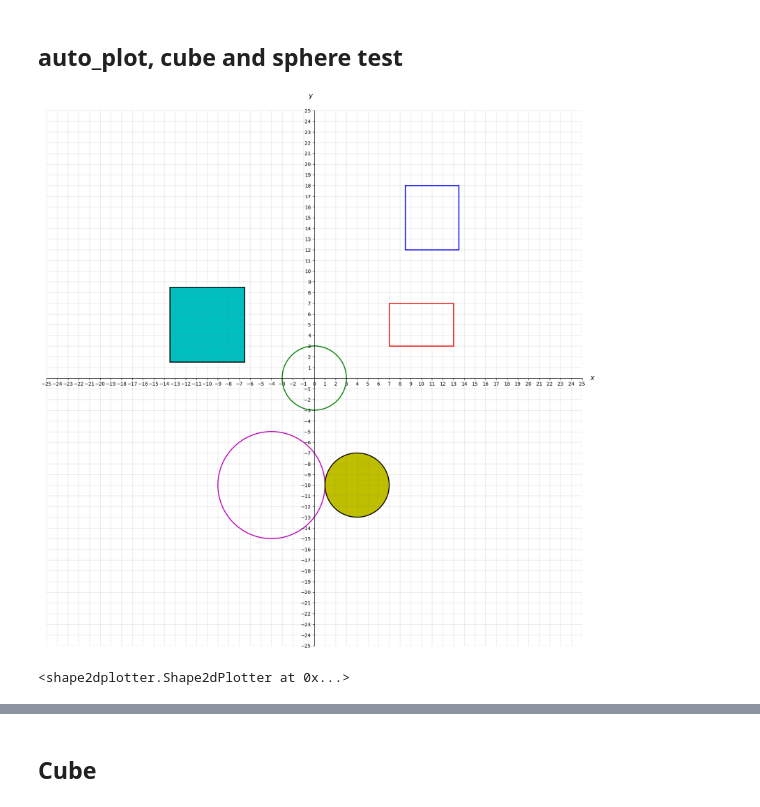
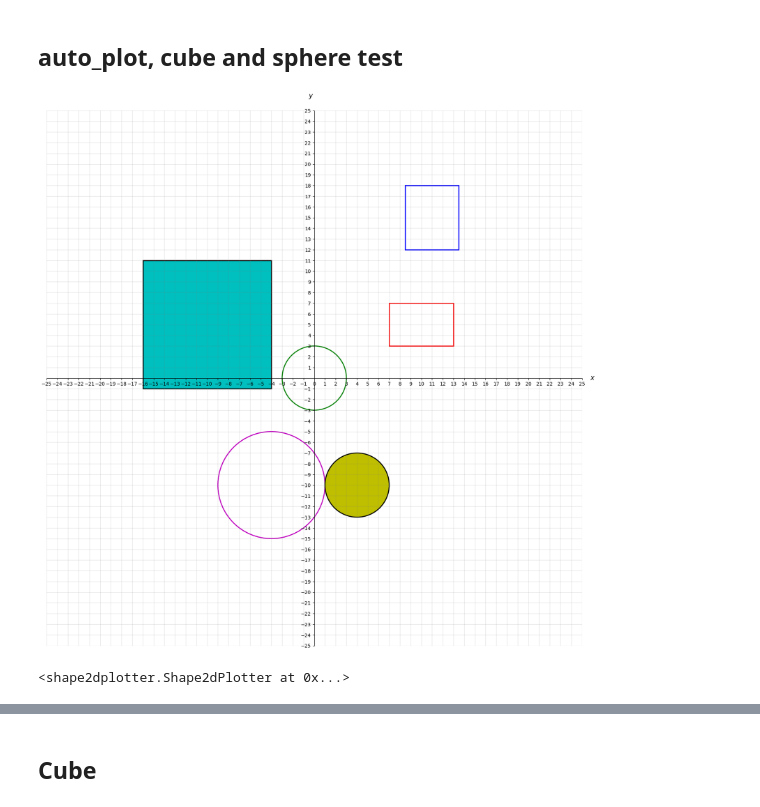
Before and after one commit to FellanNokes/lab_2_Felix_Kjellberg, a Jupyter notebook: manual_test.ipynb, the cells around one changed output, grey strips where cells are left out. Drawn from its saved outputs; the diff is of its cells as text; code cells hidden in the pictures.

```diff
--- a/manual_test.ipynb
+++ b/manual_test.ipynb
@@ -153,18 +156,18 @@ plotter.plot(30, auto_size=True)
 # %%
 from shape2dplotter import Shape2dPlotter
 from rectangle import Rectangle
 from circle import Circle
 from sphere import Sphere
 from cube import Cube
 
 circle1 = Circle(0,0,3)
 circle2 = Circle(-4,-10, 5)
 sphere1 = Sphere(4,-10, 3)
 rectangle1 = Rectangle(10, 5, 4, 6)
 rectangle2 = Rectangle(11,15, 6 ,5)
-cube1 = Cube(-10, 5, 7)
+cube1 = Cube(-10, 5, 12)
 
 Shape2dPlotter(rectangle1,rectangle2, circle1, circle2, cube1, sphere1, auto_plot=True, size=25, auto_size=False)
 # %% [output]
-[figure, old version]
+[figure, new version]
 <shape2dplotter.Shape2dPlotter at 0x...>
```
Also changed, not shown: parts of 7 cells of this notebook, 8 other files.
